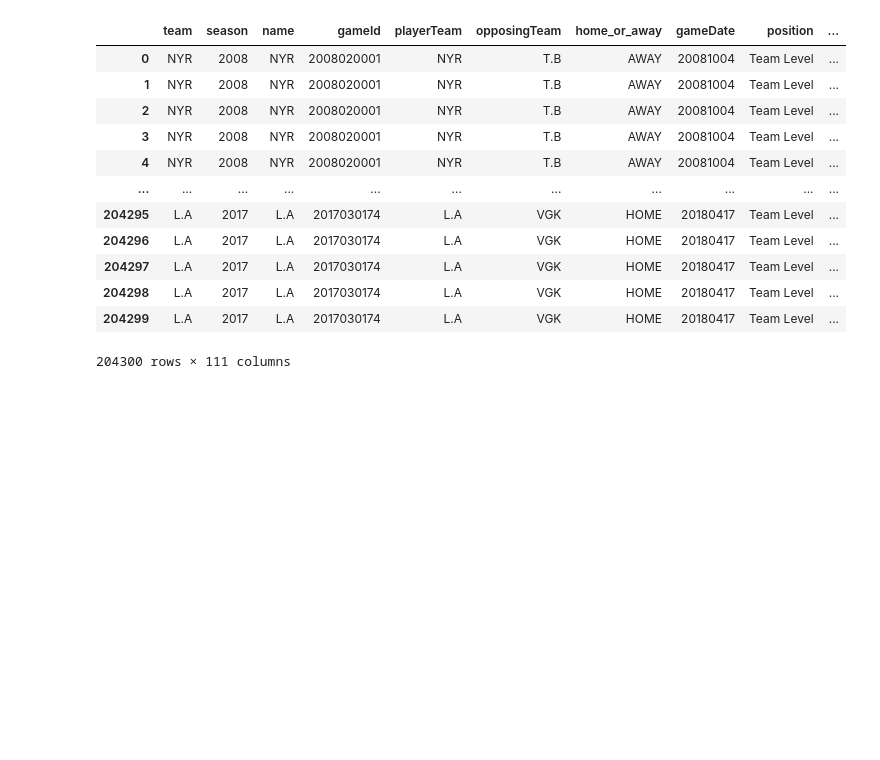
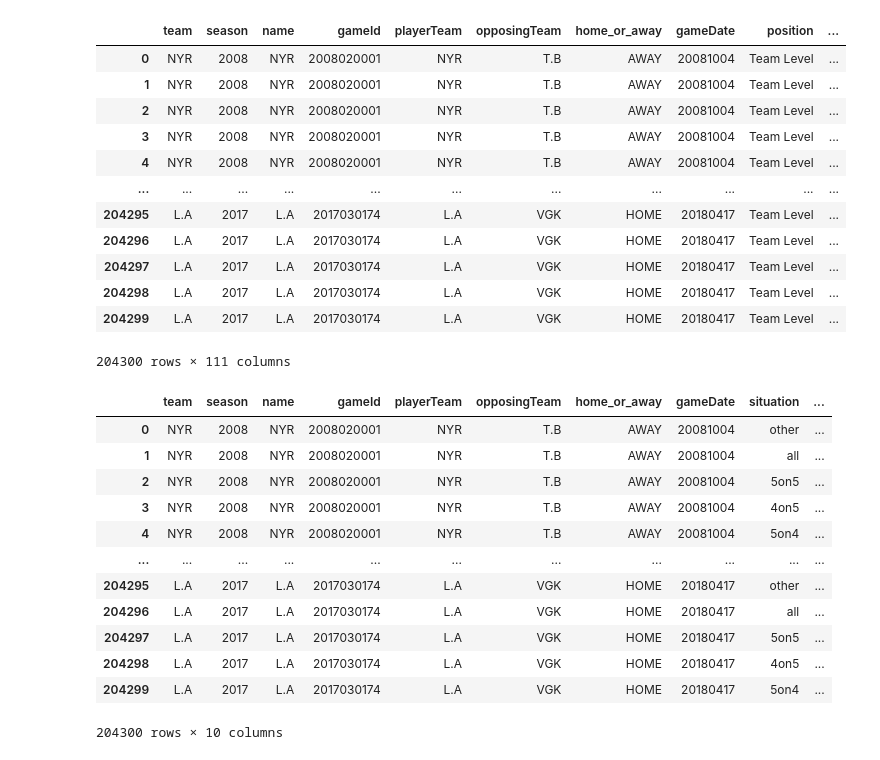
Before and after one commit to AbrahamFongnaly/da12_NHL_capstone, a Jupyter notebook: notebooks/nhl_goalies.ipynb, the cells around one changed output. Cells and saved outputs as stored; diff of their text form; code cells hidden in the pictures; blank space fills up the shorter version.

Commit message:
Cleaned a the 'teams' df. Need to clean 'goalies' df next

```diff
--- a/notebooks/nhl_goalies.ipynb
+++ b/notebooks/nhl_goalies.ipynb
@@ -5,6 +5,8 @@ import matplotlib.pyplot as plt
 import seaborn as sns
 import glob
 import os
+# %%
+pd.set_option('display.max_columns', None)
 # %%
 # Define the path to your CSV files
 path = 'C:\DA12\capstone\da12_NHL_capstone\data'
@@ -58,5 +60,22 @@ nhl_teams_df
 | 204298 | L.A | 2017 | L.A | 2017030174 | L.A | VGK | HOME | 20180417 | Team Level | ... |
 | 204299 | L.A | 2017 | L.A | 2017030174 | L.A | VGK | HOME | 20180417 | Team Level | ... |
 204300 rows × 111 columns
+# %%
+nhl_teams_cleaned = nhl_teams_df[['team','season','name','gameId','playerTeam','opposingTeam','home_or_away','gameDate','situation','playoffGame']]
+nhl_teams_cleaned
+# %% [output]
+|  | team | season | name | gameId | playerTeam | opposingTeam | home_or_away | gameDate | situation | ... |
+| 0 | NYR | 2008 | NYR | 2008020001 | NYR | T.B | AWAY | 20081004 | other | ... |
+| 1 | NYR | 2008 | NYR | 2008020001 | NYR | T.B | AWAY | 20081004 | all | ... |
+| 2 | NYR | 2008 | NYR | 2008020001 | NYR | T.B | AWAY | 20081004 | 5on5 | ... |
+| 3 | NYR | 2008 | NYR | 2008020001 | NYR | T.B | AWAY | 20081004 | 4on5 | ... |
+| 4 | NYR | 2008 | NYR | 2008020001 | NYR | T.B | AWAY | 20081004 | 5on4 | ... |
+| ... | ... | ... | ... | ... | ... | ... | ... | ... | ... | ... |
+| 204295 | L.A | 2017 | L.A | 2017030174 | L.A | VGK | HOME | 20180417 | other | ... |
+| 204296 | L.A | 2017 | L.A | 2017030174 | L.A | VGK | HOME | 20180417 | all | ... |
+| 204297 | L.A | 2017 | L.A | 2017030174 | L.A | VGK | HOME | 20180417 | 5on5 | ... |
+| 204298 | L.A | 2017 | L.A | 2017030174 | L.A | VGK | HOME | 20180417 | 4on5 | ... |
+| 204299 | L.A | 2017 | L.A | 2017030174 | L.A | VGK | HOME | 20180417 | 5on4 | ... |
+204300 rows × 10 columns
 # %%
 nhl_goalie_df.dtypes
```
Also changed, not shown: parts of 2 cells of this notebook.
